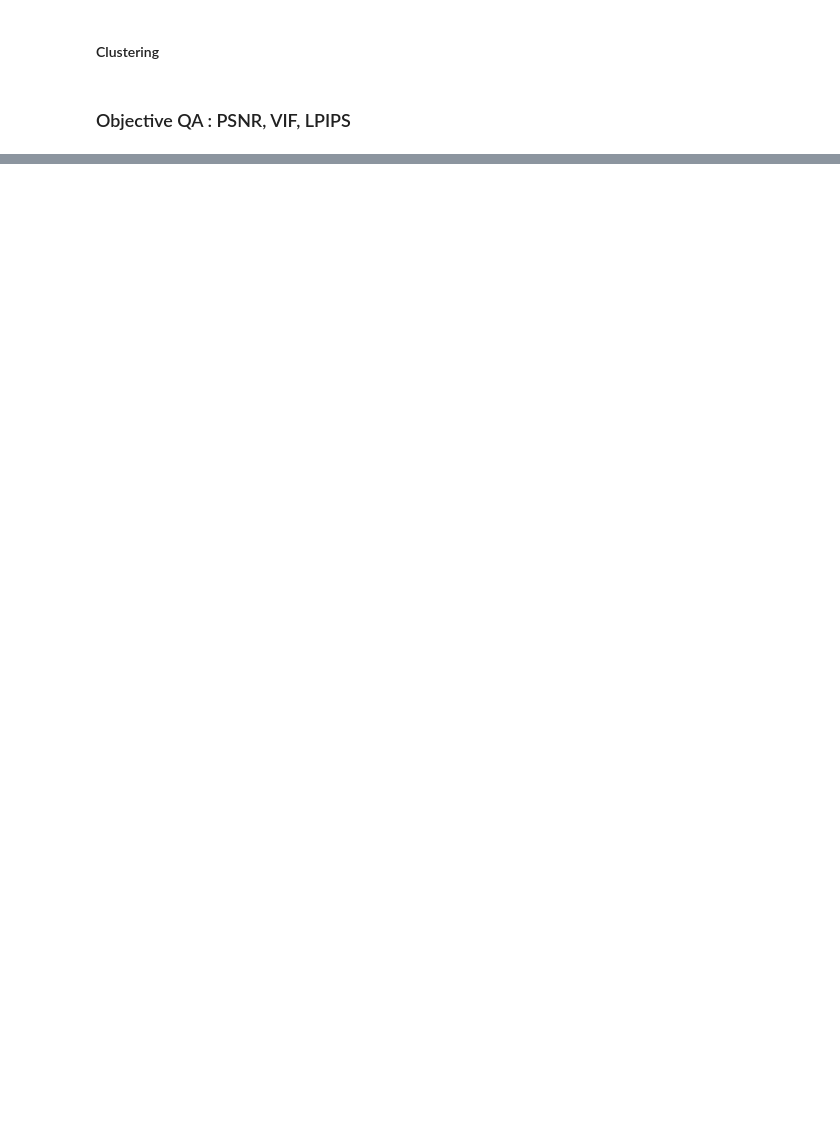
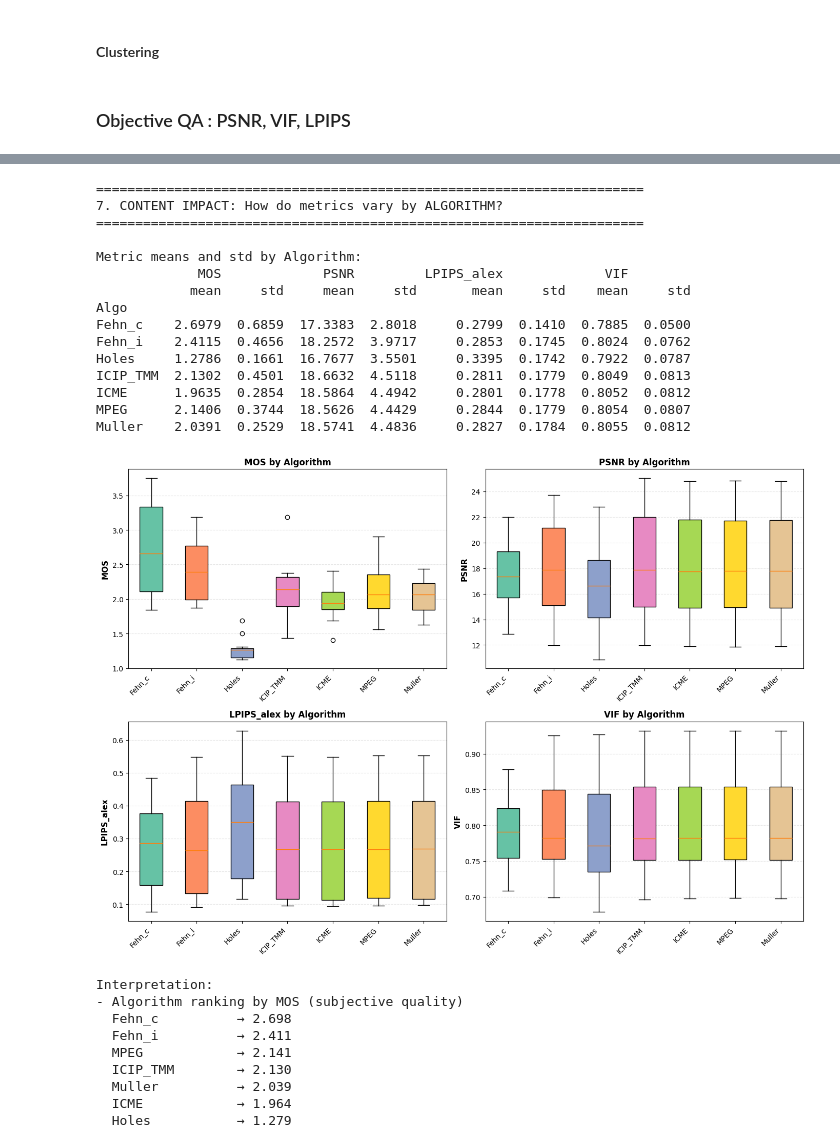
Before and after one commit to marrryzebwjq/Quality-of-Experience, a Jupyter notebook: project.ipynb, the cells around one changed output, grey strips where cells are left out. Saved outputs shown, nothing was run; the diff lists cells and outputs as text; code cells hidden in the pictures; blank space fills up the shorter version.

```diff
--- a/project.ipynb
+++ b/project.ipynb
@@ -593,0 +1004,65 @@ df_videos[['Video', 'Algo', 'MOS', 'PSNR', 'LPIPS_alex', 'VIF']].head()
+# %%
+### 7. Content Impact Analysis: Metrics by Algorithm
+print("\n" + "="*70)
+print("7. CONTENT IMPACT: How do metrics vary by ALGORITHM?")
+print("="*70)
+
+algo_comparison = df_metrics.groupby('Algo')[['MOS', 'PSNR', 'LPIPS_alex', 'VIF']].agg(['mean', 'std'])
+print("\nMetric means and std by Algorithm:")
+print(algo_comparison.round(4))
+
+# Visualization: Metrics by algorithm
+fig, axes = plt.subplots(2, 2, figsize=(14, 10))
+
+metrics_to_plot = ['MOS', 'PSNR', 'LPIPS_alex', 'VIF']
+colors = sns.color_palette("Set2", len(df_metrics['Algo'].unique()))
+
+for idx, metric in enumerate(metrics_to_plot):
+    ax = axes[idx // 2, idx % 2]
+
+    algos = sorted(df_metrics['Algo'].unique())
+    data_by_algo = [df_metrics[df_metrics['Algo'] == algo][metric].values for algo in algos]
+
+    bp = ax.boxplot(data_by_algo, labels=algos, patch_artist=True)
+    for patch, color in zip(bp['boxes'], colors):
+        patch.set_facecolor(color)
+
+    ax.set_ylabel(metric, fontsize=11, fontweight='bold')
+    ax.set_title(f'{metric} by Algorithm', fontsize=12, fontweight='bold')
+    ax.set_xticklabels(algos, rotation=45, ha='right')
+    ax.grid(axis='y', alpha=0.3, linestyle='--')
+
+plt.tight_layout()
+plt.show()
+
+print("\nInterpretation:")
+print("- Algorithm ranking by MOS (subjective quality)")
+for algo in sorted(df_metrics.groupby('Algo')['MOS'].mean().sort_values(ascending=False).index, key=lambda x: df_metrics[df_metrics['Algo'] == x]['MOS'].mean(), reverse=True):
+    mean_mos = df_metrics[df_metrics['Algo'] == algo]['MOS'].mean()
+    print(f"  {algo:15} → {mean_mos:.3f}")
+# %% [output]
+======================================================================
+7. CONTENT IMPACT: How do metrics vary by ALGORITHM?
+======================================================================
+
+Metric means and std by Algorithm:
+             MOS             PSNR         LPIPS_alex             VIF
+            mean     std     mean     std       mean     std    mean     std
+Algo
+Fehn_c    2.6979  0.6859  17.3383  2.8018     0.2799  0.1410  0.7885  0.0500
+Fehn_i    2.4115  0.4656  18.2572  3.9717     0.2853  0.1745  0.8024  0.0762
+Holes     1.2786  0.1661  16.7677  3.5501     0.3395  0.1742  0.7922  0.0787
+ICIP_TMM  2.1302  0.4501  18.6632  4.5118     0.2811  0.1779  0.8049  0.0813
+ICME      1.9635  0.2854  18.5864  4.4942     0.2801  0.1778  0.8052  0.0812
+MPEG      2.1406  0.3744  18.5626  4.4429     0.2844  0.1779  0.8054  0.0807
+Muller    2.0391  0.2529  18.5741  4.4836     0.2827  0.1784  0.8055  0.0812
+[figure, added]
+Interpretation:
+- Algorithm ranking by MOS (subjective quality)
+  Fehn_c          → 2.698
+  Fehn_i          → 2.411
+  MPEG            → 2.141
+  ICIP_TMM        → 2.130
+  Muller          → 2.039
+  ICME            → 1.964
+  Holes           → 1.279
```
Also changed, not shown: parts of 17 cells of this notebook.
